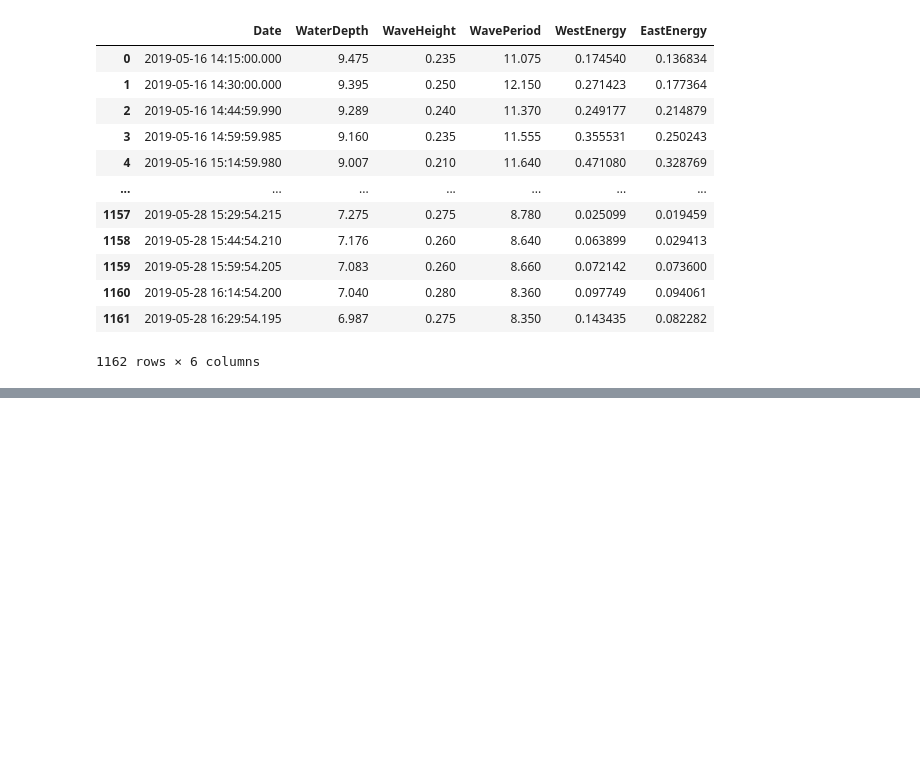
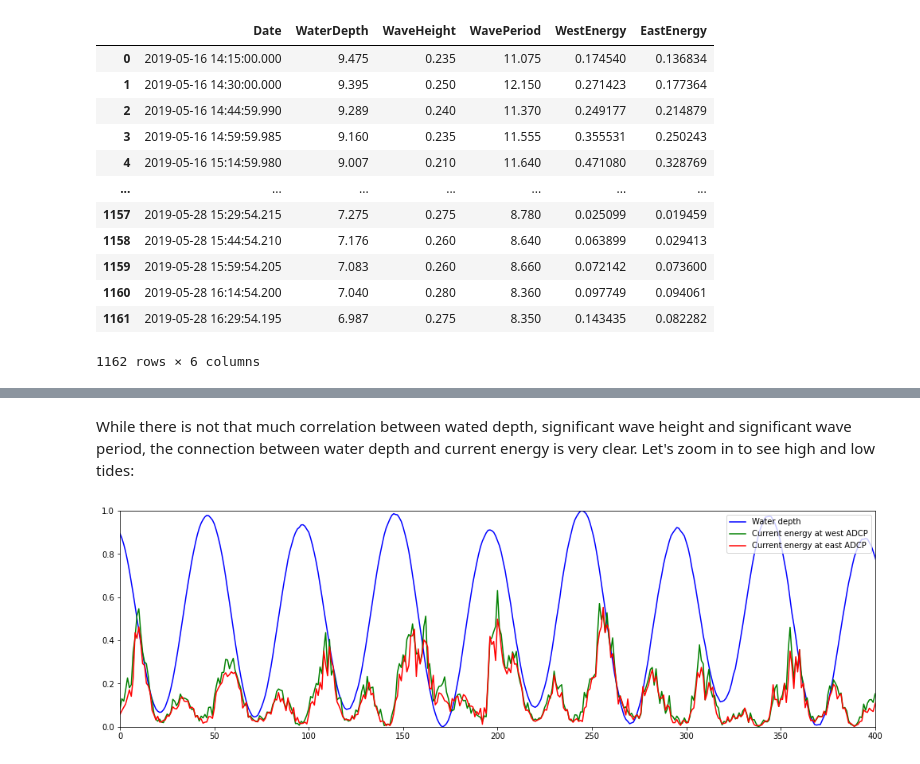
Before and after one commit to alexknyshu/adcpml, a Jupyter notebook: adcpml.ipynb, the cells around one changed output, grey strips where cells are left out. Drawn from its saved outputs; the diff is of its cells as text; code cells hidden in the pictures; blank space fills up the shorter version.

```diff
--- a/adcpml.ipynb
+++ b/adcpml.ipynb
@@ -79,0 +164,16 @@ Let's now visualize the final dataset using the Matplotlib:
+# %% [markdown]
+While there is not that much correlation between wated depth, significant wave height and significant wave period, the connection between water depth and current energy is very clear. Let's zoom in to see high and low tides:
+# %%
+# water depth vs current energy
+fig, axs = plt.subplots(figsize=(17, 5))
+
+axs.plot(samples, adcpdata_scaled.iloc[:,0], c='blue', label='Water depth')
+axs.plot(samples, adcpdata_scaled.iloc[:,3], c='green', label='Current energy at west ADCP')
+axs.plot(samples, adcpdata_scaled.iloc[:,4], c='red', label='Current energy at east ADCP')
+axs.set_xlim([0, 400])
+axs.set_ylim([0, 1])
+axs.legend(loc='upper right')
+
+plt.show()
+# %% [output]
+[figure, added]
```
Also changed, not shown: parts of 8 cells of this notebook.
